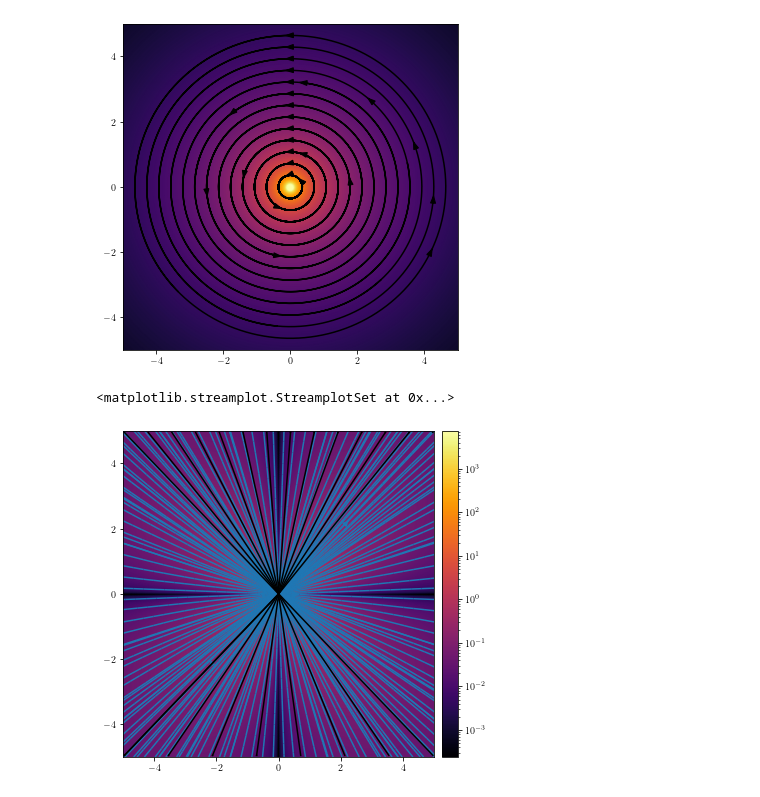
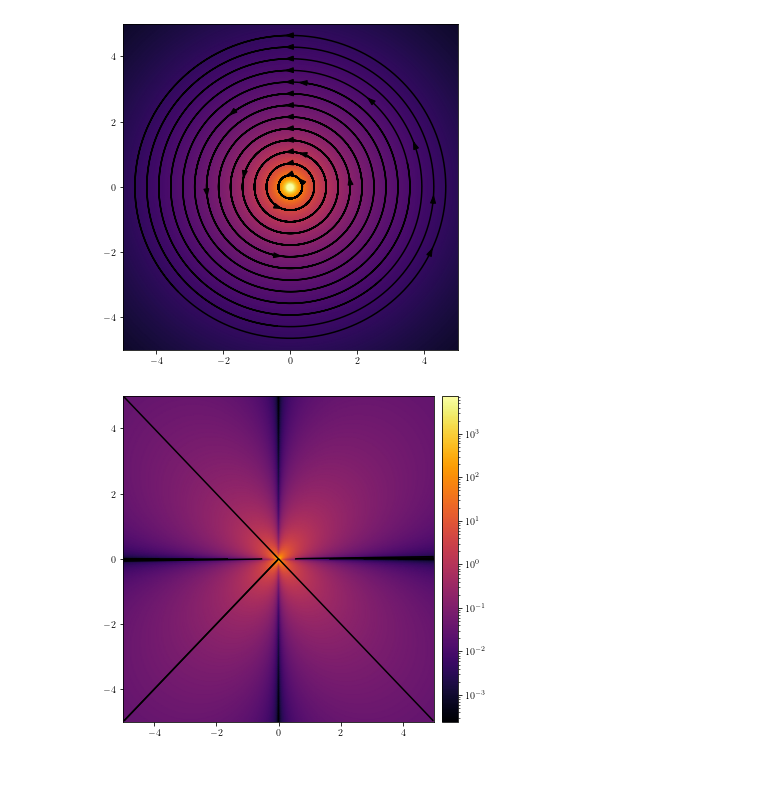
Before and after one commit to ElbeWho/MicroWorld, a Jupyter notebook: Plots Notebooks/sym+antisym.ipynb, the cells around one changed output. Cells and saved outputs as stored; diff of their text form; code cells hidden in the pictures.

```diff
--- a/Plots Notebooks/sym+antisym.ipynb
+++ b/Plots Notebooks/sym+antisym.ipynb
@@ -190,20 +178,18 @@ def add_colorbar(im, aspect=20, pad_fraction=0.5, **kwargs):
 
 add_colorbar(image)
 
-xstart = np.linspace(-0.99*a, 0.99*a, 14)
-additional = np.linspace(-0.99*a, 0.99*a, 8)
-ystart = np.zeros(22)
-for i in additional:
-    xstart = np.append(xstart, -i)
+xstart = np.linspace(-0.99*a, 0.99*a, 10)
+ystart =np.zeros(10)
 
-for i in range(0, 22):
-    if i<14:
-        ystart[i]=0.99*a
-    if i>=14:
-        ystart[i]=-0.99*a
+for i in (0, 9):
+    if i<5:
+        ystart[i] =0.99*a
+    else:
+        ystart[i] = -0.99*a
 
 
 places=np.vstack([xstart,ystart]).T
+
 
 fbx = interpolate.interp2d(xx,yy,u)
 fbz = interpolate.interp2d(xx,yy,v)
@@ -213,33 +199,32 @@ dt=0.8*R
 
 # plot area
 x0, x1= -0.99*a, 0.99*a
 y0, y1= -0.99*a, 0.99*a
 
 #set the ode function
 r=ode(B_dir)
 r.set_integrator('vode')
 r.set_f_params(fbx,fbz)
 
 xs,ys = [],[]
 for p in places:
     x=[p[0]]
     y=[p[1]]
     r.set_initial_value([p[0], p[1]], 0)
     while r.successful():
         r.integrate(r.t+dt)
         x.append(r.y[0])
         y.append(r.y[1])
         hit_electrode=False
         if (not (x0<r.y[0] and r.y[0]<x1)) or (not (y0<r.y[1] and r.y[1]<y1)):
             break
     xs.append(x)
     ys.append(y)
 
 for x,y in zip(xs,ys):
     ax.plot(x,y, color="k" , zorder=10)
 
-plt.streamplot(xx, yy, u, v, broken_streamlines=False)
+#plt.streamplot(xx, yy, u, v, broken_streamlines=False)
 #plt.savefig('complex.pdf', bbox_inches='tight', pad_inches=0, dpi=400)
 # %% [output]
-<matplotlib.streamplot.StreamplotSet at 0x...>
-[figure, old version]
+[figure, new version]
```
Also changed, not shown: parts of 2 cells of this notebook, 3 other files.
